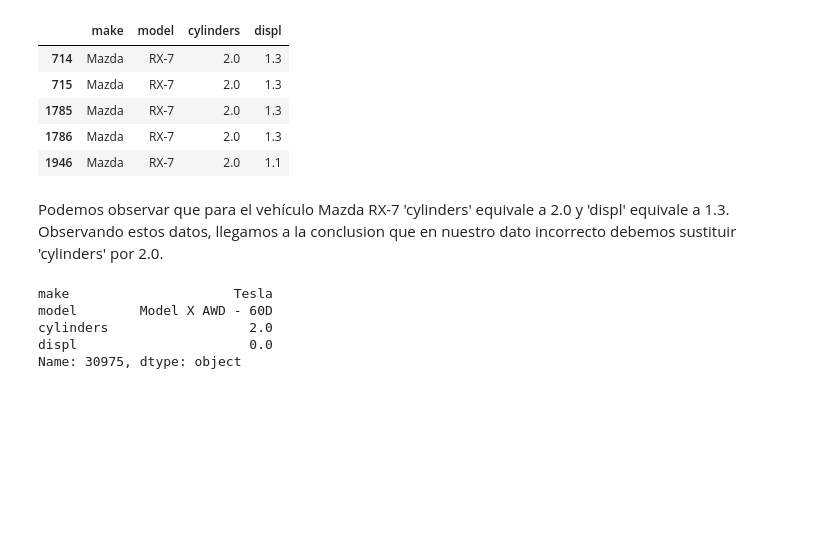
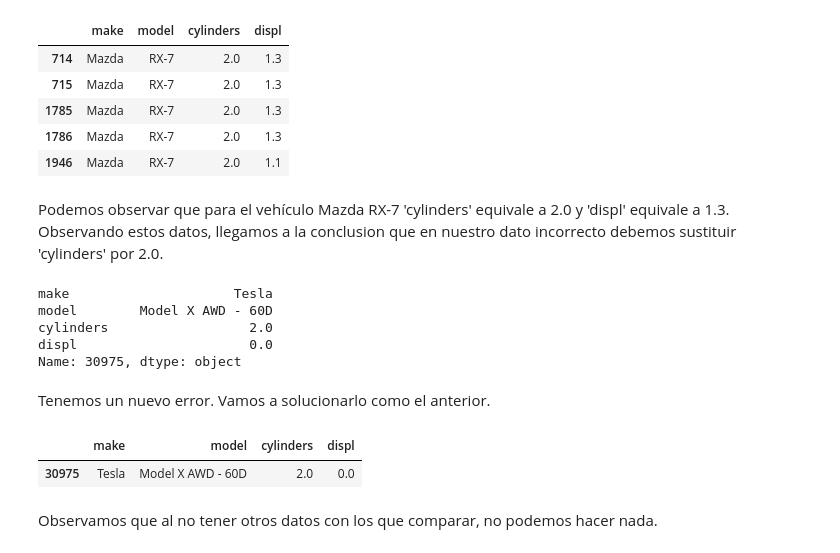
Before and after one commit to lauralardies/week3_d2, a Jupyter notebook: analitica.ipynb, the cells around one changed output. Cells and saved outputs as stored; diff of their text form; code cells hidden in the pictures; blank space fills up the shorter version.

Commit message:
ni idea de como arreglar el error

```diff
--- a/analitica.ipynb
+++ b/analitica.ipynb
@@ -216,3 +216,14 @@ model        Model X AWD - 60D
 cylinders                  2.0
 displ                      0.0
 Name: 30975, dtype: object
+# %% [markdown]
+Tenemos un nuevo error. Vamos a solucionarlo como el anterior.
+# %%
+i = data.loc[data['make'] == 'Tesla'] # Primero filtramos la marca
+ii = i.loc[i['model'] == 'Model X AWD - 60D'].index # Luego filtramos el modelo
+data.iloc[ii][['make', 'model', 'cylinders', 'displ']].head()
+# %% [output]
+|  | make | model | cylinders | displ |
+| 30975 | Tesla | Model X AWD - 60D | 2.0 | 0.0 |
+# %% [markdown]
+Observamos que al no tener otros datos con los que comparar, no podemos hacer nada.
```
